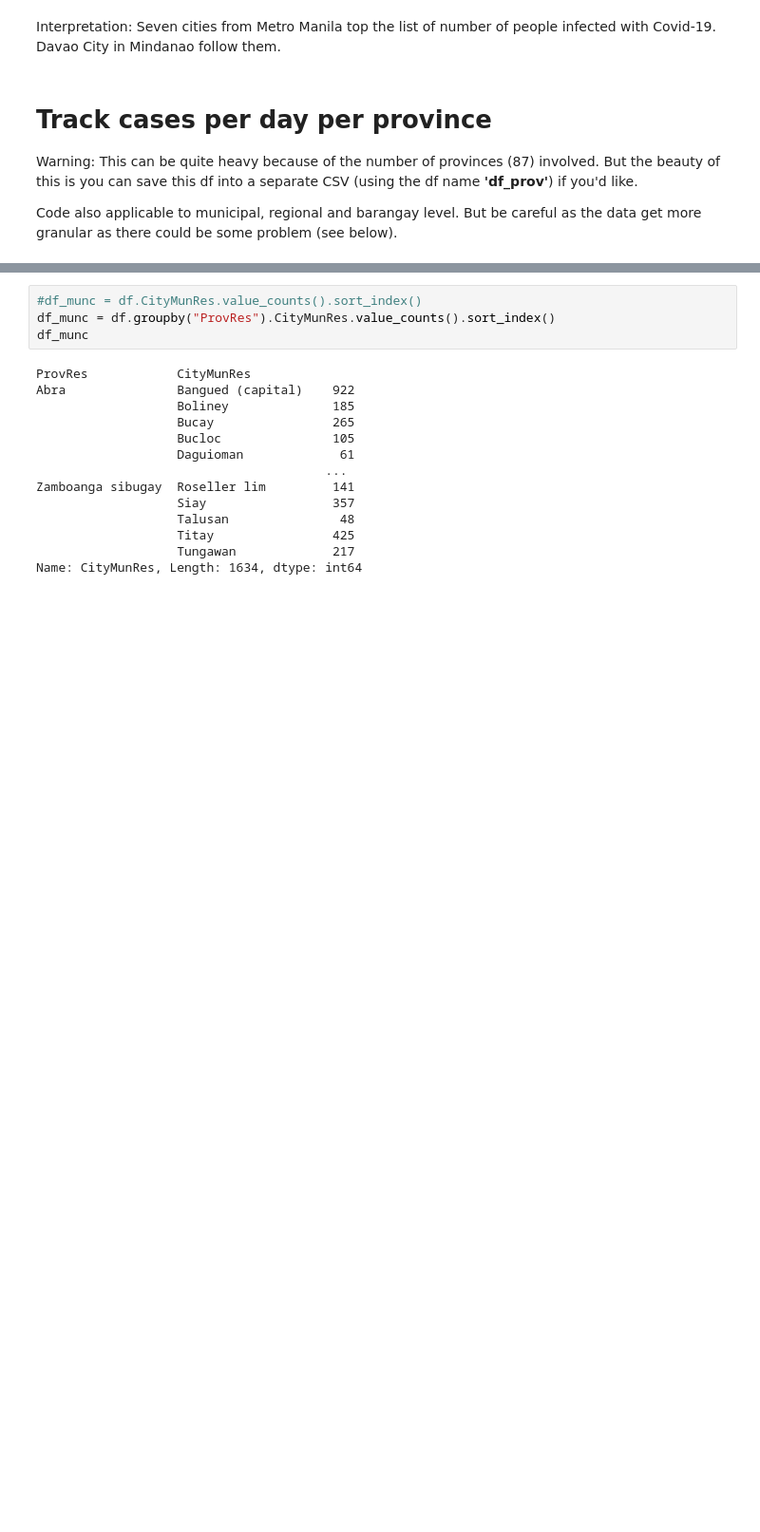
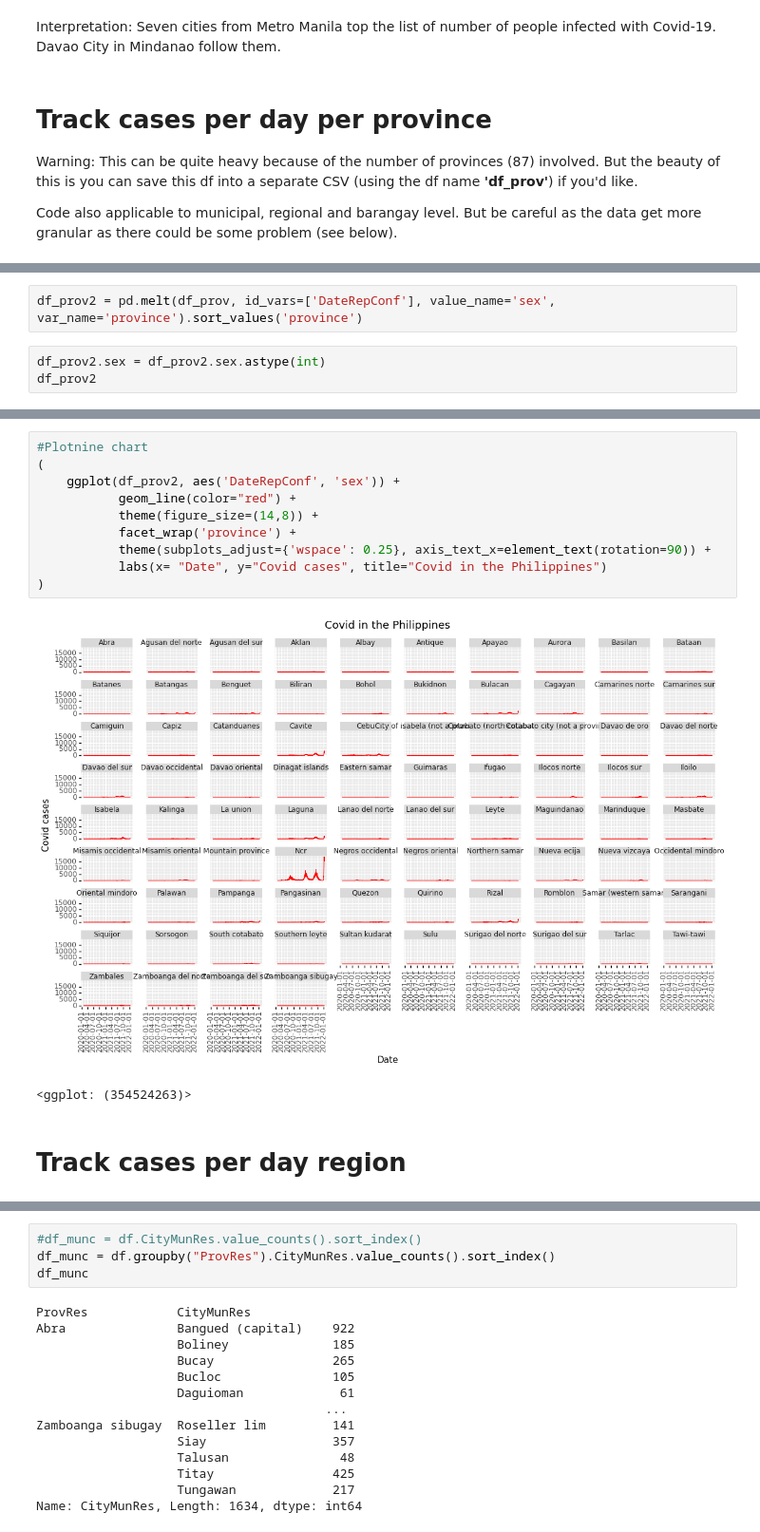
Before and after one commit to pmagtulis/covid-ph, a Jupyter notebook: covid-philippines.ipynb, the cells around one changed output, grey strips where cells are left out. Shown at 95% size. Saved outputs shown, nothing was run; the diff lists cells and outputs as text; blank space fills up the shorter version.

```diff
--- a/covid-philippines.ipynb
+++ b/covid-philippines.ipynb
@@ -374,0 +399,5 @@ However, it's kind of messy **(Remove hashtag and see below)**.
+# %%
+df_prov2 = pd.melt(df_prov, id_vars=['DateRepConf'], value_name='sex', var_name='province').sort_values('province')
+# %%
+df_prov2.sex = df_prov2.sex.astype(int)
+df_prov2
@@ -374,0 +418,15 @@ However, it's kind of messy **(Remove hashtag and see below)**.
+# %%
+#Plotnine chart
+(
+    ggplot(df_prov2, aes('DateRepConf', 'sex')) +
+           geom_line(color="red") +
+           theme(figure_size=(14,8)) +
+           facet_wrap('province') +
+           theme(subplots_adjust={'wspace': 0.25}, axis_text_x=element_text(rotation=90)) +
+           labs(x= "Date", y="Covid cases", title="Covid in the Philippines")
+)
+# %% [output]
+[figure, added]
+<ggplot: (354524263)>
+# %% [markdown]
+# Track cases per day region
```
Also changed, not shown: parts of 25 cells of this notebook.
